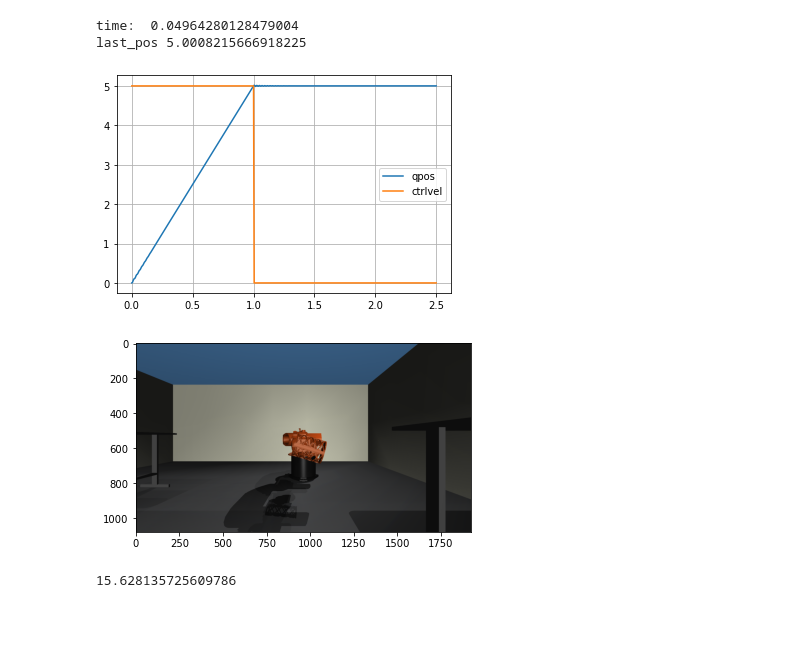
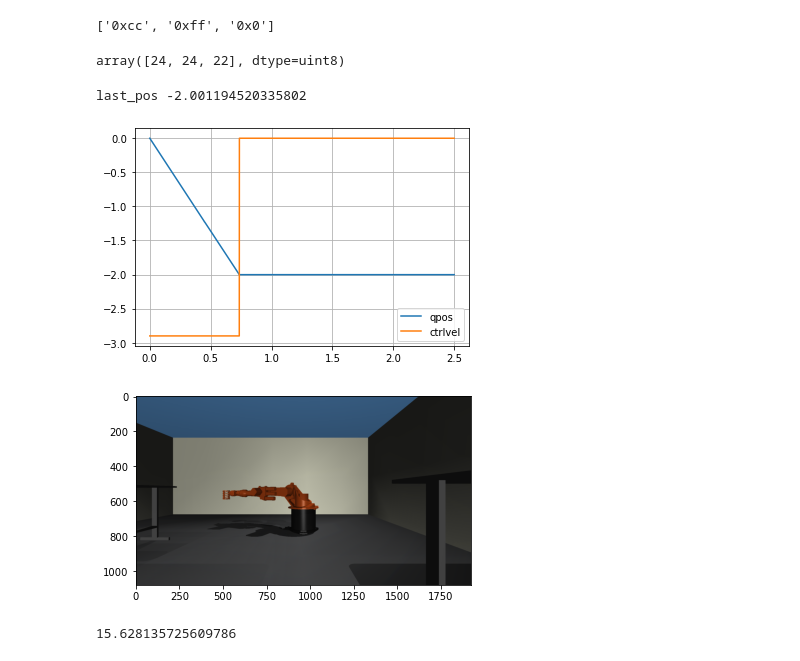
Before and after one commit to LuanGBR/Kuka_RL_Control, a Jupyter notebook: PD_tuninnig.ipynb, the cells around one changed output. Saved outputs shown, nothing was run; the diff lists cells and outputs as text; code cells hidden in the pictures; blank space fills up the shorter version.

```diff
--- a/PD_tuninnig.ipynb
+++ b/PD_tuninnig.ipynb
@@ -19,21 +240,28 @@ plt.imshow(img)
+# %%
+color = np.array((0.8, 1, 0))*255
+#color hex
+color = color.astype(np.uint8)
+[hex(x) for x in color]
+# %% [output]
+['0xcc', '0xff', '0x0']
 # %%
 def step_input(model,data):
     mujoco.mj_resetData(model, data)
 
 
-    data.actuator("a6_intvel").ctrl = 5.0
-    result = {"qpos":[data.joint("joint_a6").qpos[0]], "qvel":[data.joint("joint_a6").qvel[0]], "ctrlvel":[data.ctrl[0]], "time":[data.time]}
+    data.actuator("a1_intvel").ctrl = -2.9
+    result = {"qpos":[data.joint("joint_a1").qpos[0]], "qvel":[data.joint("joint_a1").qvel[0]], "ctrlvel":[data.ctrl[0]], "time":[data.time]}
     start = time.time()
-    for _ in range(500):
+    while data.time < 2.5:
         mujoco.mj_step(model,data)
         result["qpos"].append(data.qpos[0])
         result["qvel"].append(data.qvel[0])
-        result["ctrlvel"].append(data.actuator("a6_intvel").ctrl[0])
+        result["ctrlvel"].append(data.actuator("a1_intvel").ctrl[0])
         result["time"].append(data.time)
-        if data.ctrl[0] and data.qpos[0] >= 5:
-            data.actuator("a6_intvel").ctrl = 0.0
+        if data.ctrl[0] and data.qpos[0] <= -2:
+            data.actuator("a1_intvel").ctrl = 0.0
 
 
     end = time.time()
-    print("time: ", end-start)
+    # print("time: ", end-start)
     return result
@@ -124,28 +270,33 @@ def set_kp(kp):
+# %%
+px=(20,20)
+img[px]
+# %% [output]
+array([24, 24, 22], dtype=uint8)
 # %%
-def test_values(kp, kv):
+def test_values(kp, plot=False):
     set_kp(kp)
     model = mujoco.MjModel.from_xml_path("/home/luangb/Documents/TCC/Kuka_RL_Control/environment.xml")
     data = mujoco.MjData(model)
     result = step_input(model,data)
-    plt.plot(result["time"], result["qpos"], label="qpos")
-    # plt.plot(result["time"], result["qvel"], label="qvel")
-    # plt.plot(result["time"], result["ctrlpos"], label="ctrlpos")
-    plt.plot(result["time"], result["ctrlvel"], label="ctrlvel")
-    plt.grid()
-    print("last_pos", result["qpos"][-1])
-    plt.legend()
-    plt.show()
-    viewer = mujoco_viewer.MujocoViewer(model, data,"offscreen")
-    mujoco.mj_forward(model, data)
-    img = viewer.read_pixels(camid=0)
-    plt.imshow(img)
+    if plot:
+        plt.plot(result["time"], result["qpos"], label="qpos")
+        # plt.plot(result["time"], result["qvel"], label="qvel")
+        # plt.plot(result["time"], result["ctrlpos"], label="ctrlpos")
+        plt.plot(result["time"], result["ctrlvel"], label="ctrlvel")
+        plt.grid()
+        print("last_pos", result["qpos"][-1])
+        plt.legend()
+        plt.show()
+        viewer = mujoco_viewer.MujocoViewer(model, data,"offscreen")
+        mujoco.mj_forward(model, data)
+        img = viewer.read_pixels(camid=0)
+        plt.imshow(img)
     return result
 # %%
-r=test_values(2000,0)
+r=test_values(1000000,True)
 # %% [output]
-time:  0.04964280128479004
-last_pos 5.0008215666918225
+last_pos -2.001194520335802
-[figure, old version]
+[figure, new version]
-[figure, old version]
+[figure, new version]
 # %%
 ss_pos = r["qpos"][400:-1]
```
Also changed, not shown: parts of 31 cells of this notebook, 6 other files.
